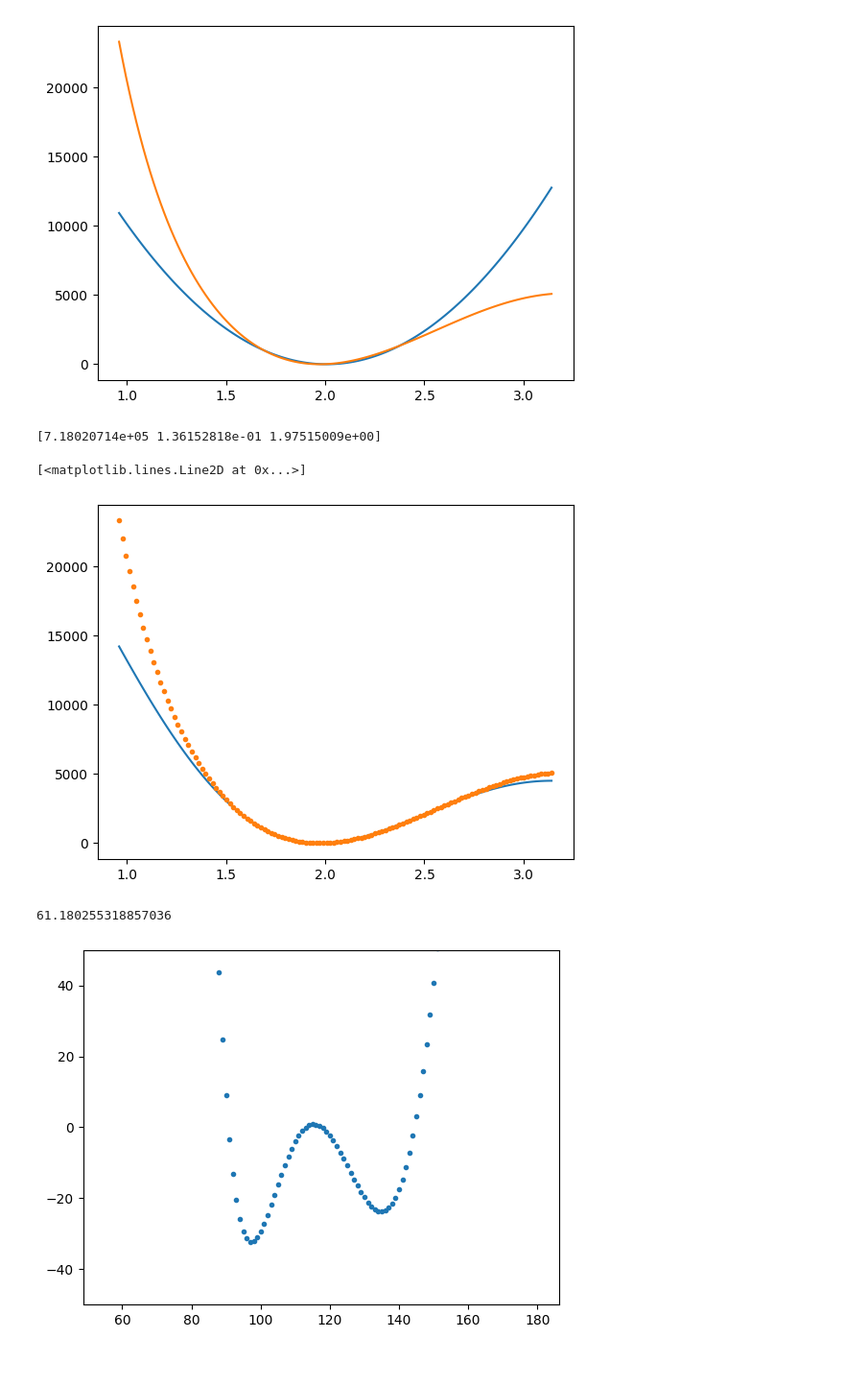
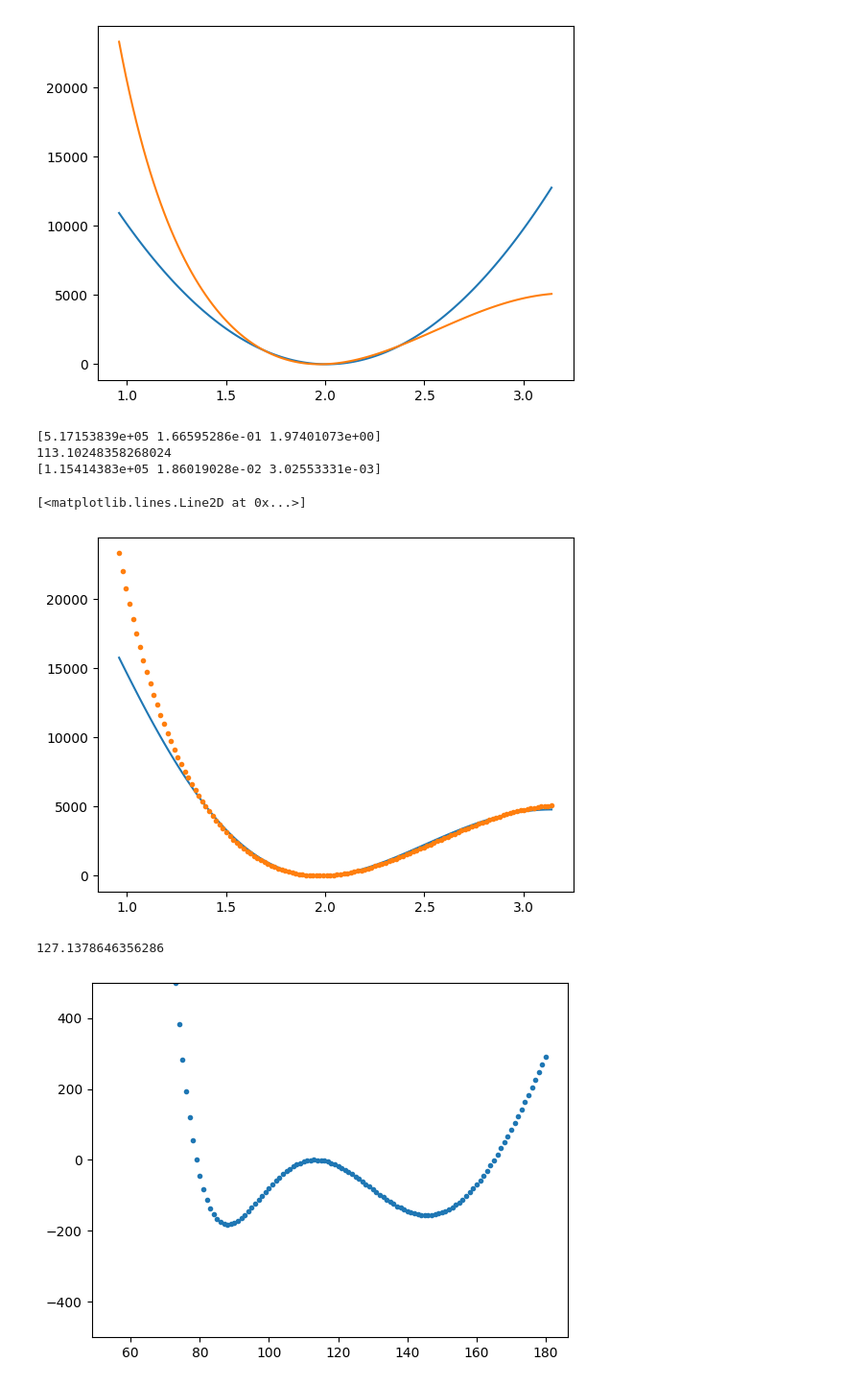
Before and after one commit to R-y-a-n-M-o-k/HOPO-Codes, a Jupyter notebook: potential_testfits/test_fits.ipynb, the cells around one changed output. Shown at 96% size. Saved outputs shown, nothing was run; the diff lists cells and outputs as text; code cells hidden in the pictures.

```diff
--- a/potential_testfits/test_fits.ipynb
+++ b/potential_testfits/test_fits.ipynb
@@ -48,12 +48,14 @@ plt.plot(apoh, E_apoh)
 [<matplotlib.lines.Line2D at 0x...>]
 [figure]
 # %%
-w = (np.tanh(-0.008*(E_apoh - 3000)) + 1.002002002) / 2.002002002
+w = (np.tanh(-0.008*(E_apoh - 8000)) + 1.002002002) / 2.002002002
 popt, pcov = curve_fit(lambda x, a, b, xe: a*(1-np.exp(b*(np.cos(x)-np.cos(xe))))**2, apoh, E_apoh,
                        [10000, 1.5, 1.97],
                        sigma = 1/w
                        )
 print(popt)
+print(popt[2]*180/np.pi)
+print(np.sqrt(np.diag(pcov)))
 
 predict_apoh = (lambda x, a, b, xe:
                 a*(1-np.exp(b*(np.cos(x)-np.cos(xe))))**2)(apoh, popt[0], popt[1], popt[2])
@@ -61,15 +63,17 @@ plt.figure()
 plt.plot(apoh, predict_apoh)
 plt.plot(apoh, E_apoh, '.')
 # %% [output]
-[7.18020714e+05 1.36152818e-01 1.97515009e+00]
+[5.17153839e+05 1.66595286e-01 1.97401073e+00]
+113.10248358268024
+[1.15414383e+05 1.86019028e-02 3.02553331e-03]
 [<matplotlib.lines.Line2D at 0x...>]
-[figure, old version]
+[figure, new version]
 # %%
 plt.figure()
 plt.plot(apoh*180/np.pi, E_apoh-predict_apoh, '.')
-plt.ylim(-50,50)
+plt.ylim(-500,500)
 
 print(np.sqrt(np.sum(((E_apoh-predict_apoh)*(np.sqrt(w)))**2)/len(E_apoh)))
 # %% [output]
-61.180255318857036
+127.1378646356286
-[figure, old version]
+[figure, new version]
```
Also changed, not shown: parts of 2 cells of this notebook.
